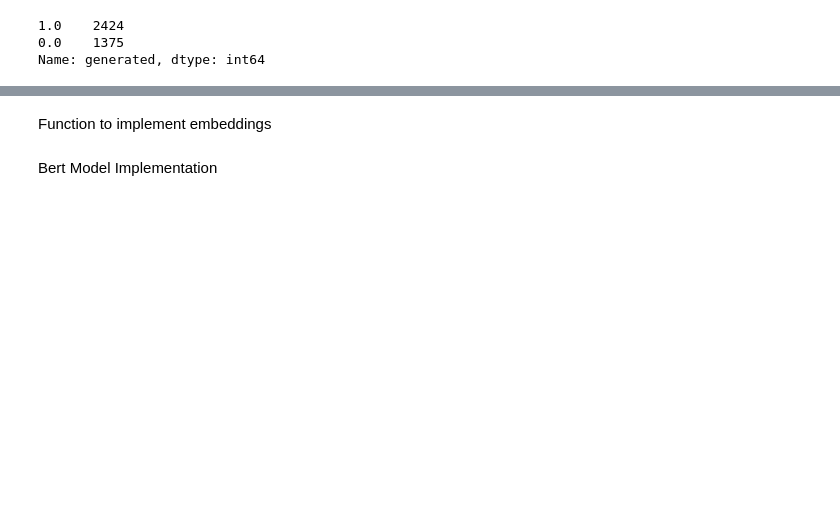
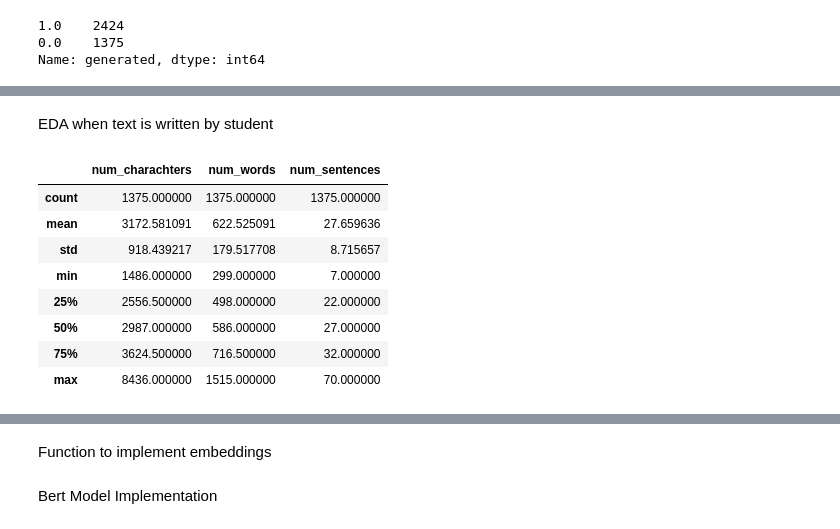
Before and after one commit to palswayam5/LLM-Model---Detect-AI-Generated-Text, a Jupyter notebook: BERT.ipynb, the cells around one changed output, grey strips where cells are left out. Cells and saved outputs as stored; diff of their text form; code cells hidden in the pictures; blank space fills up the shorter version.

```diff
--- a/BERT.ipynb
+++ b/BERT.ipynb
@@ -154,0 +191,18 @@ Name: generated, dtype: int64
+# %%
+df_text['num_charachters'] = df_text['text'].apply(len)
+df_text['num_words'] = df_text['text'].apply(lambda x:len(nltk.word_tokenize(x)))
+df_text['num_sentences'] = df_text['text'].apply(lambda x:len(nltk.sent_tokenize(x)))
+# %% [markdown]
+EDA when text is written by student
+# %%
+df_text[df_generated['generated'] == 0][['num_charachters','num_words','num_sentences']].describe()
+# %% [output]
+|  | num_charachters | num_words | num_sentences |
+| count | 1375.000000 | 1375.000000 | 1375.000000 |
+| mean | 3172.581091 | 622.525091 | 27.659636 |
+| std | 918.439217 | 179.517708 | 8.715657 |
+| min | 1486.000000 | 299.000000 | 7.000000 |
+| 25% | 2556.500000 | 498.000000 | 22.000000 |
+| 50% | 2987.000000 | 586.000000 | 27.000000 |
+| 75% | 3624.500000 | 716.500000 | 32.000000 |
+| max | 8436.000000 | 1515.000000 | 70.000000 |
```
Also changed, not shown: parts of 43 cells of this notebook.
